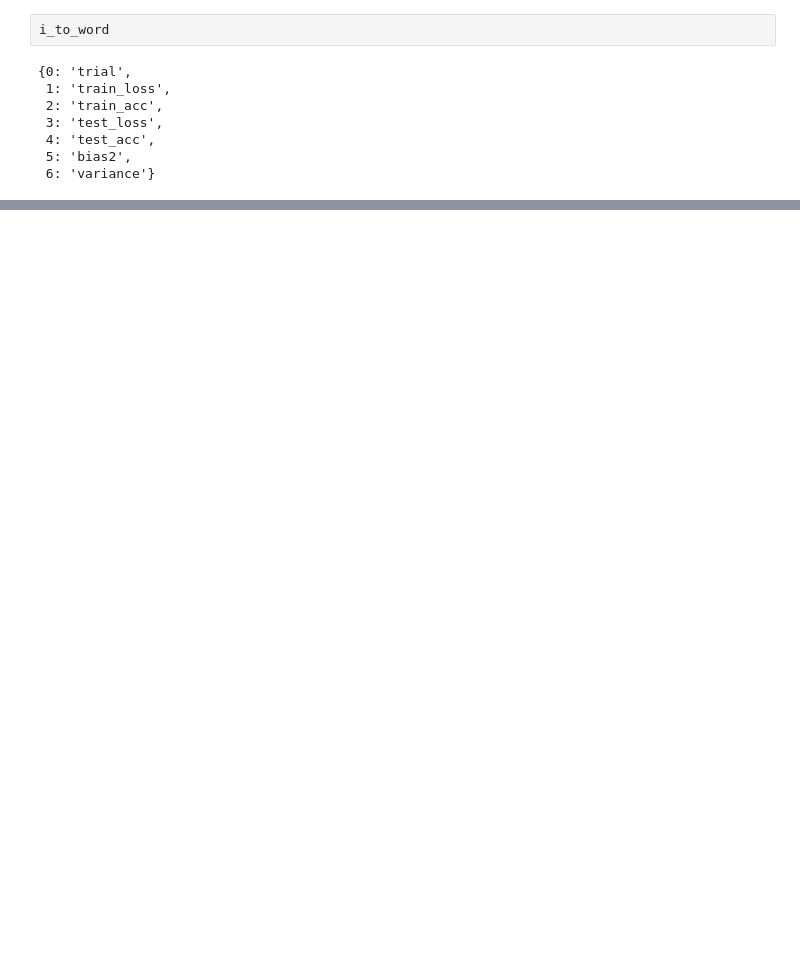
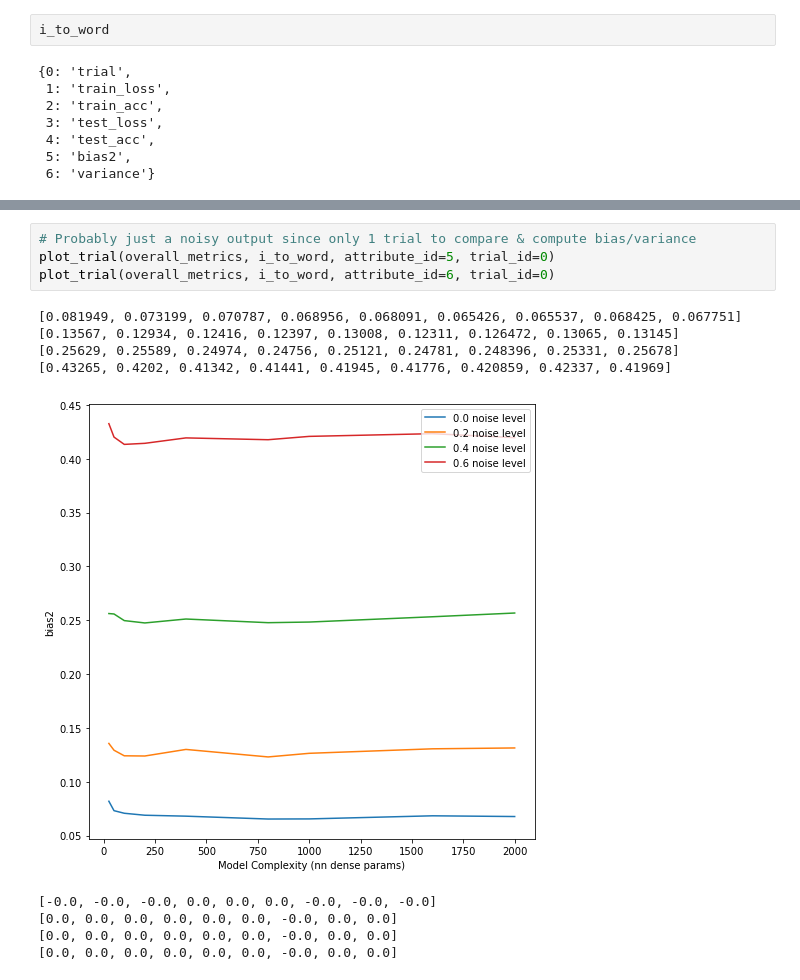
Before and after one commit to Georgepu1/CS-260-Project, a Jupyter notebook: mnist-nn/results/plots.ipynb, the cells around one changed output, grey strips where cells are left out. Drawn from its saved outputs; the diff is of its cells as text; blank space fills up the shorter version.

```diff
--- a/mnist-nn/results/plots.ipynb
+++ b/mnist-nn/results/plots.ipynb
@@ -121 +120,15 @@ plot_trial(overall_metrics, i_to_word, attribute_id=6, trial_id=4)
 [figure]
+# %%
+# Probably just a noisy output since only 1 trial to compare & compute bias/variance
+plot_trial(overall_metrics, i_to_word, attribute_id=5, trial_id=0)
+plot_trial(overall_metrics, i_to_word, attribute_id=6, trial_id=0)
+# %% [output]
+[0.081949, 0.073199, 0.070787, 0.068956, 0.068091, 0.065426, 0.065537, 0.068425, 0.067751]
+[0.13567, 0.12934, 0.12416, 0.12397, 0.13008, 0.12311, 0.126472, 0.13065, 0.13145]
+[0.25629, 0.25589, 0.24974, 0.24756, 0.25121, 0.24781, 0.248396, 0.25331, 0.25678]
+[0.43265, 0.4202, 0.41342, 0.41441, 0.41945, 0.41776, 0.420859, 0.42337, 0.41969]
+[figure, added]
+[-0.0, -0.0, -0.0, 0.0, 0.0, 0.0, -0.0, -0.0, -0.0]
+[0.0, 0.0, 0.0, 0.0, 0.0, 0.0, -0.0, 0.0, 0.0]
+[0.0, 0.0, 0.0, 0.0, 0.0, 0.0, -0.0, 0.0, 0.0]
+[0.0, 0.0, 0.0, 0.0, 0.0, 0.0, -0.0, 0.0, 0.0]
```
Also changed, not shown: parts of 8 cells of this notebook, 1 other file.
